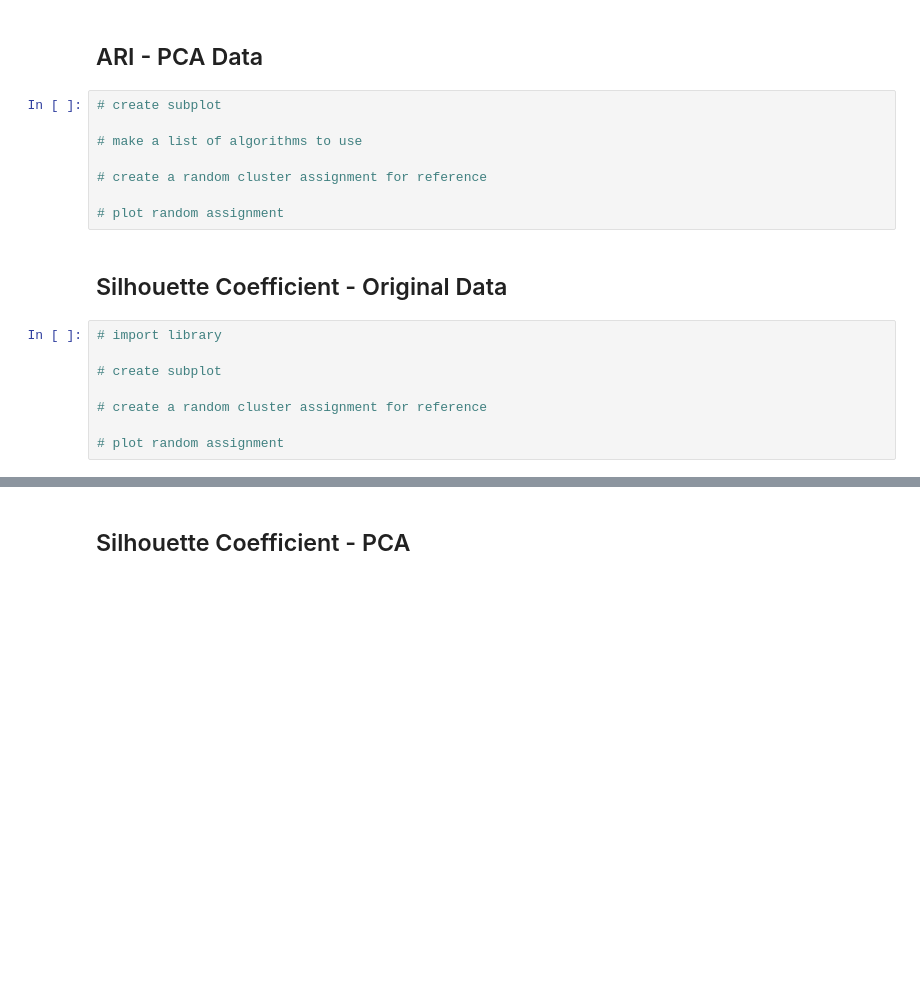
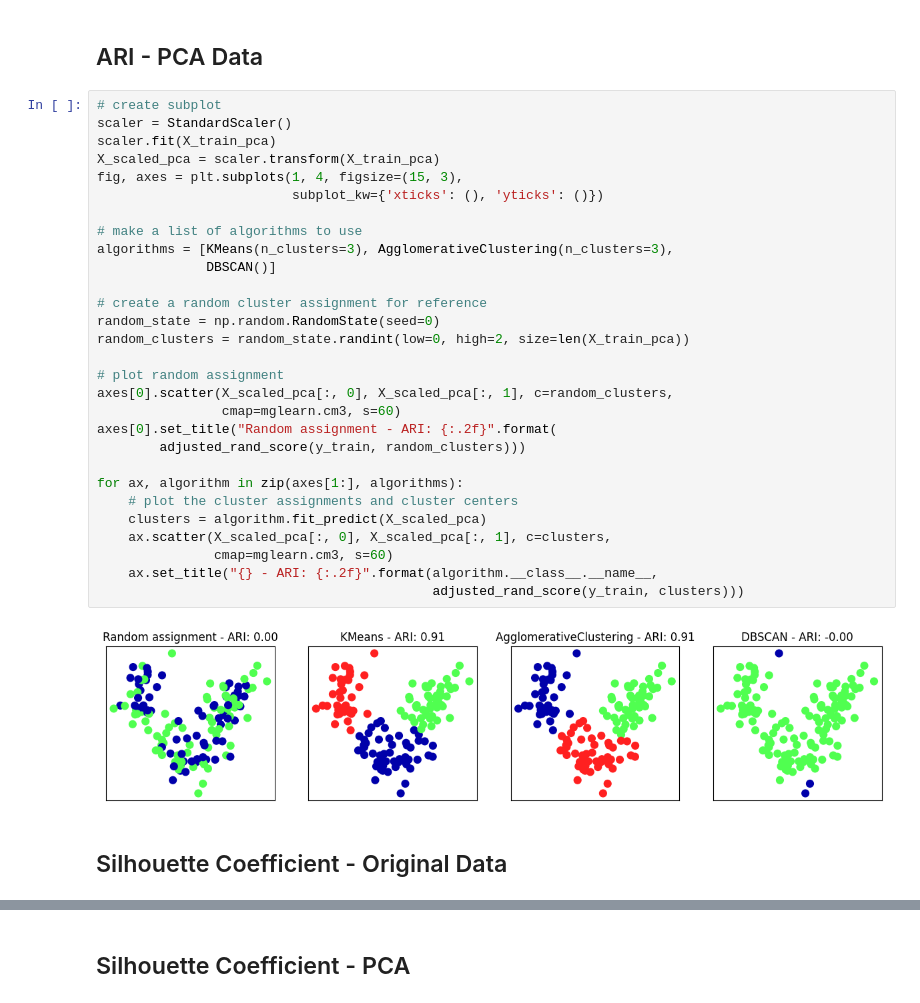
Before and after one commit to stephaniediamond3/DATA71200, a Jupyter notebook: data71200dec9lab.ipynb, the cells around one changed output, grey strips where cells are left out. Drawn from its saved outputs; the diff is of its cells as text; blank space fills up the shorter version.

```diff
--- a/data71200dec9lab.ipynb
+++ b/data71200dec9lab.ipynb
@@ -222,20 +246,35 @@ Text(0, 0.5, 'Feature 1')
 # %% [markdown]
 ## ARI - PCA Data
-# %%
-# create subplot
-
-# make a list of algorithms to use
-
-# create a random cluster assignment for reference
-
-# plot random assignment
+# %%
+# create subplot
+scaler = StandardScaler()
+scaler.fit(X_train_pca)
+X_scaled_pca = scaler.transform(X_train_pca)
+fig, axes = plt.subplots(1, 4, figsize=(15, 3),
+                         subplot_kw={'xticks': (), 'yticks': ()})
+
+# make a list of algorithms to use
+algorithms = [KMeans(n_clusters=3), AgglomerativeClustering(n_clusters=3),
+              DBSCAN()]
+
+# create a random cluster assignment for reference
+random_state = np.random.RandomState(seed=0)
+random_clusters = random_state.randint(low=0, high=2, size=len(X_train_pca))
+
+# plot random assignment
+axes[0].scatter(X_scaled_pca[:, 0], X_scaled_pca[:, 1], c=random_clusters,
+                cmap=mglearn.cm3, s=60)
+axes[0].set_title("Random assignment - ARI: {:.2f}".format(
+        adjusted_rand_score(y_train, random_clusters)))
+
+for ax, algorithm in zip(axes[1:], algorithms):
+    # plot the cluster assignments and cluster centers
+    clusters = algorithm.fit_predict(X_scaled_pca)
+    ax.scatter(X_scaled_pca[:, 0], X_scaled_pca[:, 1], c=clusters,
+               cmap=mglearn.cm3, s=60)
+    ax.set_title("{} - ARI: {:.2f}".format(algorithm.__class__.__name__,
+                                           adjusted_rand_score(y_train, clusters)))
+# %% [output]
+[figure, added]
 # %% [markdown]
 ## Silhouette Coefficient - Original Data
-# %%
-# import library
-
-# create subplot
-
-# create a random cluster assignment for reference
-
-# plot random assignment
```
Also changed, not shown: parts of 3 cells of this notebook.
